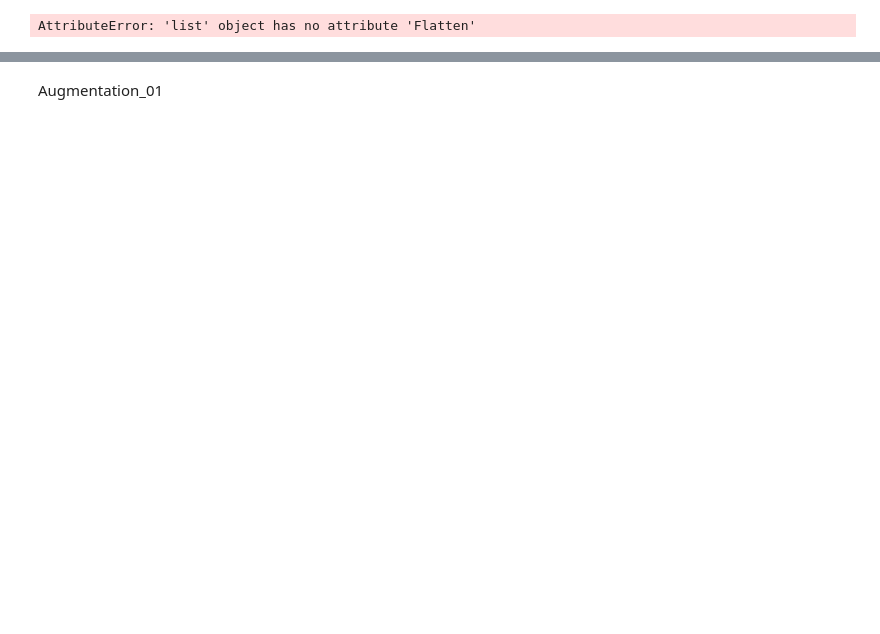
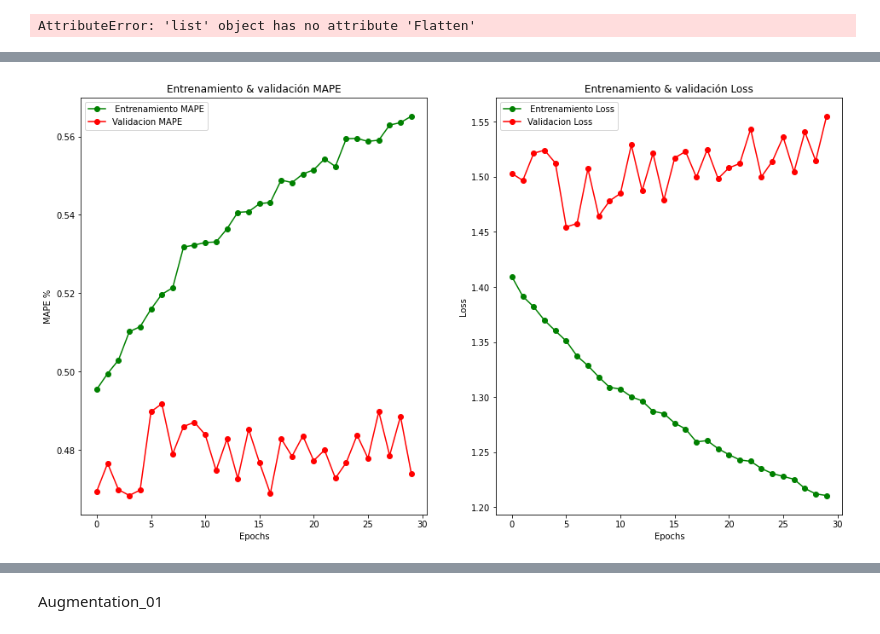
Before and after one commit to CamiloCorredor/CIFAR10, a Jupyter notebook: taller_1.ipynb, the cells around one changed output, grey strips where cells are left out. Drawn from its saved outputs; the diff is of its cells as text; code cells hidden in the pictures; blank space fills up the shorter version.

```diff
--- a/taller_1.ipynb
+++ b/taller_1.ipynb
@@ -55,8 +70,23 @@ from tensorflow.keras.layers import Dense
 # %%
 model_01 = keras.models.Sequential()
 model_01.add(layers.Flatten(input_shape=[32,32,3]))
-# model.add(layers.Dense(units=256, activation='relu'))
-# model.add(layers.Dense(units=128, activation='relu'))
-# model.add(layers.Dense(units=10, activation='softmax'))
+model_01.add(layers.Dense(units=256, activation='relu'))
+model_01.add(layers.Dense(units=128, activation='relu'))
+model_01.add(layers.Dense(units=10, activation='softmax'))
+
+model_01.compile(optimizer='adam',
+              loss= 'categorical_crossentropy',
+              metrics=['accuracy'],
+              )
 # %% [output]
 AttributeError: 'list' object has no attribute 'Flatten'
+# %%
+print('Training model...\n')
+
+history = model_01.fit(x=x_train, y=y_train,
+                    batch_size=None,
+                    epochs=30,
+                    validation_split=0.2,
+                    shuffle=True)
+
+print('Model trained successfully!')
@@ -62,0 +111,4 @@ AttributeError: 'list' object has no attribute 'Flatten'
+# %%
+vis_res(history, 30)
+# %% [output]
+[figure, added]
```
Also changed, not shown: parts of 16 cells of this notebook.
